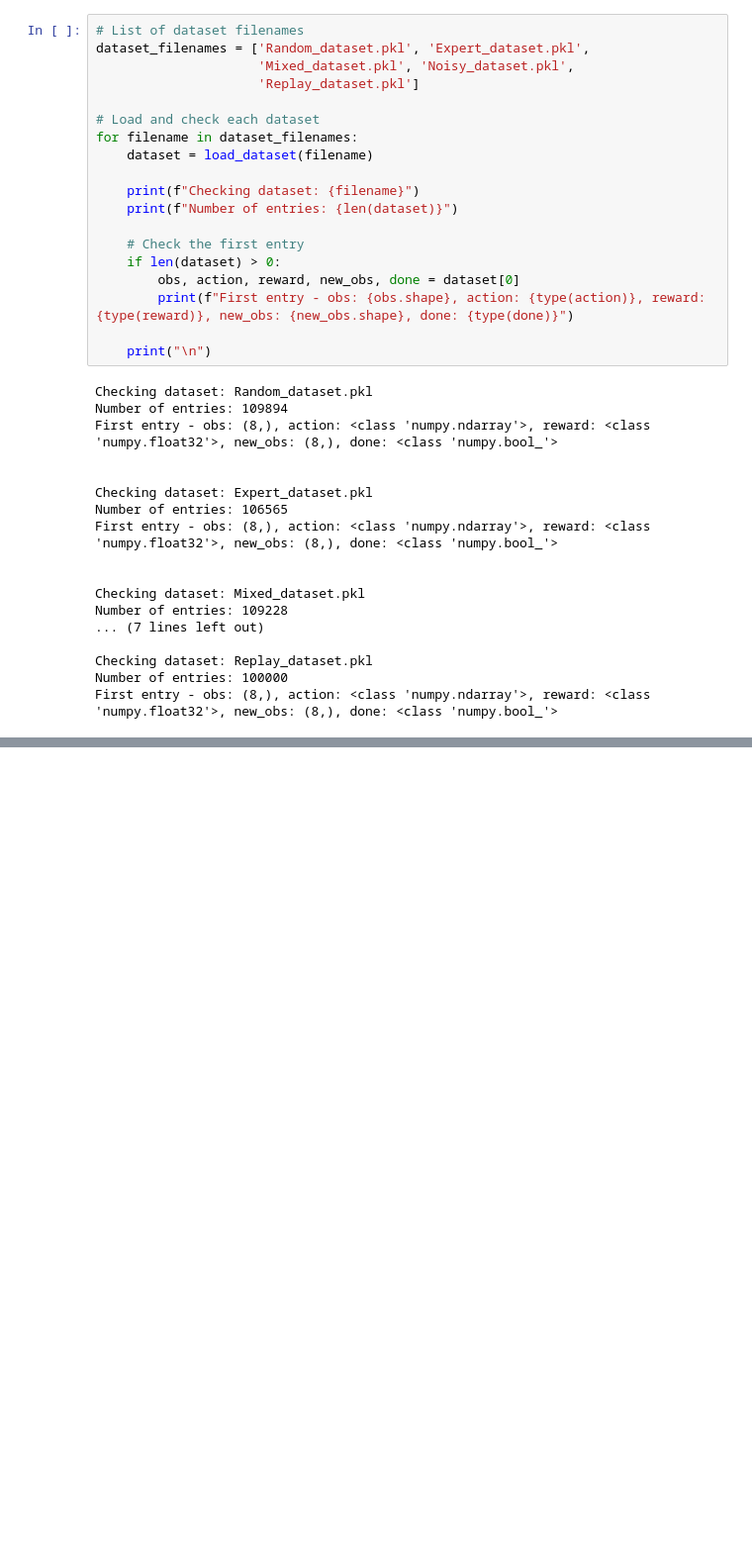
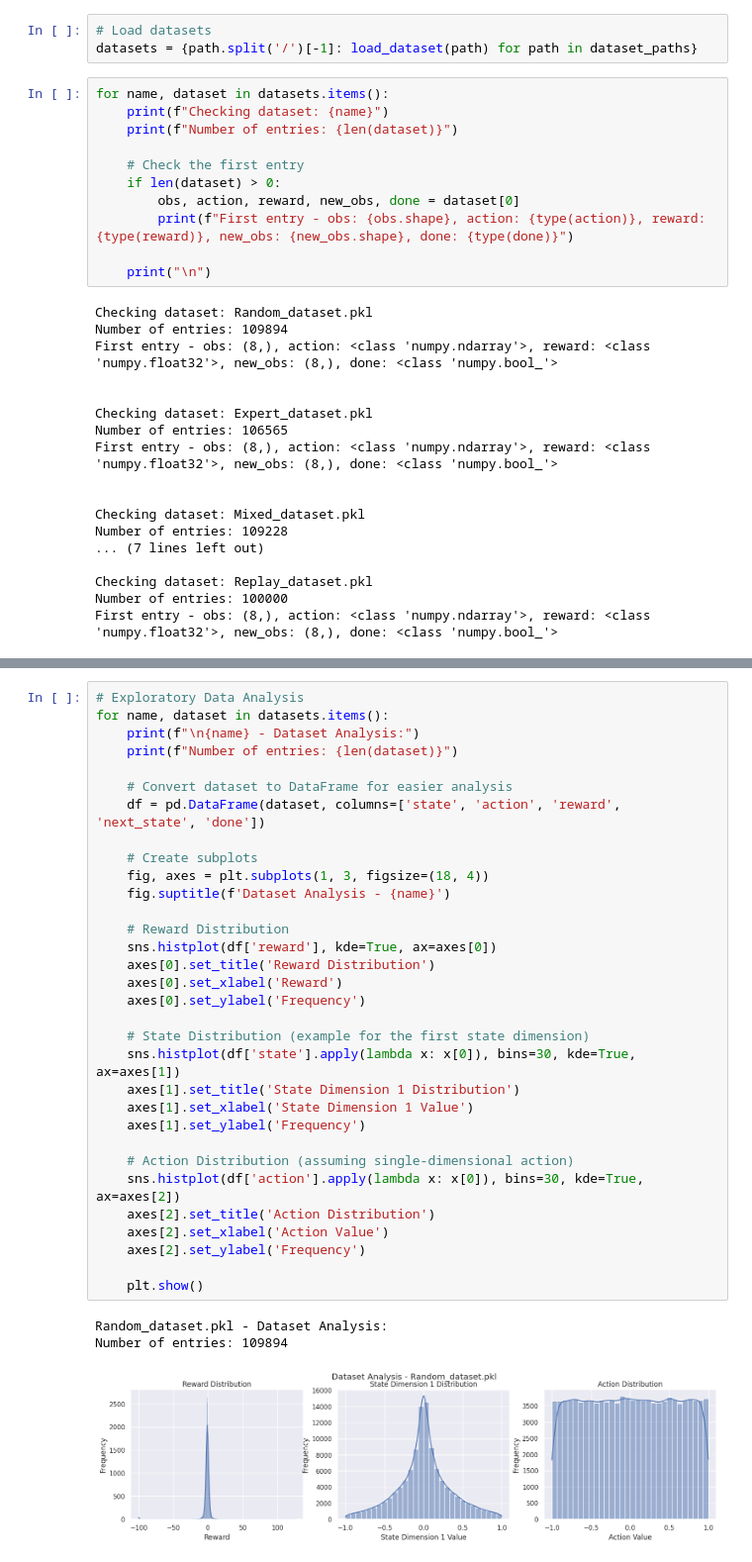
Before and after one commit to ManuelSperl/practical-work-in-ai, a Jupyter notebook: pw_implicit_q_learning_datasets.ipynb, the cells around one changed output, grey strips where cells are left out. Shown at 99% size. Saved outputs shown, nothing was run; the diff lists cells and outputs as text; blank space fills up the shorter version.

```diff
--- a/pw_implicit_q_learning_datasets.ipynb
+++ b/pw_implicit_q_learning_datasets.ipynb
@@ -244,14 +256,9 @@ env.close()
+# %%
+# Load datasets
+datasets = {path.split('/')[-1]: load_dataset(path) for path in dataset_paths}
 # %%
-# List of dataset filenames
-dataset_filenames = ['Random_dataset.pkl', 'Expert_dataset.pkl',
-                     'Mixed_dataset.pkl', 'Noisy_dataset.pkl',
-                     'Replay_dataset.pkl']
-
-# Load and check each dataset
-for filename in dataset_filenames:
-    dataset = load_dataset(filename)
-
-    print(f"Checking dataset: {filename}")
+for name, dataset in datasets.items():
+    print(f"Checking dataset: {name}")
     print(f"Number of entries: {len(dataset)}")
 
     # Check the first entry
@@ -280,0 +290,36 @@ First entry - obs: (8,), action: <class 'numpy.ndarray'>, reward: <class 'numpy.
+# %%
+# Exploratory Data Analysis
+for name, dataset in datasets.items():
+    print(f"\n{name} - Dataset Analysis:")
+    print(f"Number of entries: {len(dataset)}")
+
+    # Convert dataset to DataFrame for easier analysis
+    df = pd.DataFrame(dataset, columns=['state', 'action', 'reward', 'next_state', 'done'])
+
+    # Create subplots
+    fig, axes = plt.subplots(1, 3, figsize=(18, 4))
+    fig.suptitle(f'Dataset Analysis - {name}')
+
+    # Reward Distribution
+    sns.histplot(df['reward'], kde=True, ax=axes[0])
+    axes[0].set_title('Reward Distribution')
+    axes[0].set_xlabel('Reward')
+    axes[0].set_ylabel('Frequency')
+
+    # State Distribution (example for the first state dimension)
+    sns.histplot(df['state'].apply(lambda x: x[0]), bins=30, kde=True, ax=axes[1])
+    axes[1].set_title('State Dimension 1 Distribution')
+    axes[1].set_xlabel('State Dimension 1 Value')
+    axes[1].set_ylabel('Frequency')
+
+    # Action Distribution (assuming single-dimensional action)
+    sns.histplot(df['action'].apply(lambda x: x[0]), bins=30, kde=True, ax=axes[2])
+    axes[2].set_title('Action Distribution')
+    axes[2].set_xlabel('Action Value')
+    axes[2].set_ylabel('Frequency')
+
+    plt.show()
+# %% [output]
+Random_dataset.pkl - Dataset Analysis:
+Number of entries: 109894
+[figure, added]
```
Also changed, not shown: parts of 6 cells of this notebook.
